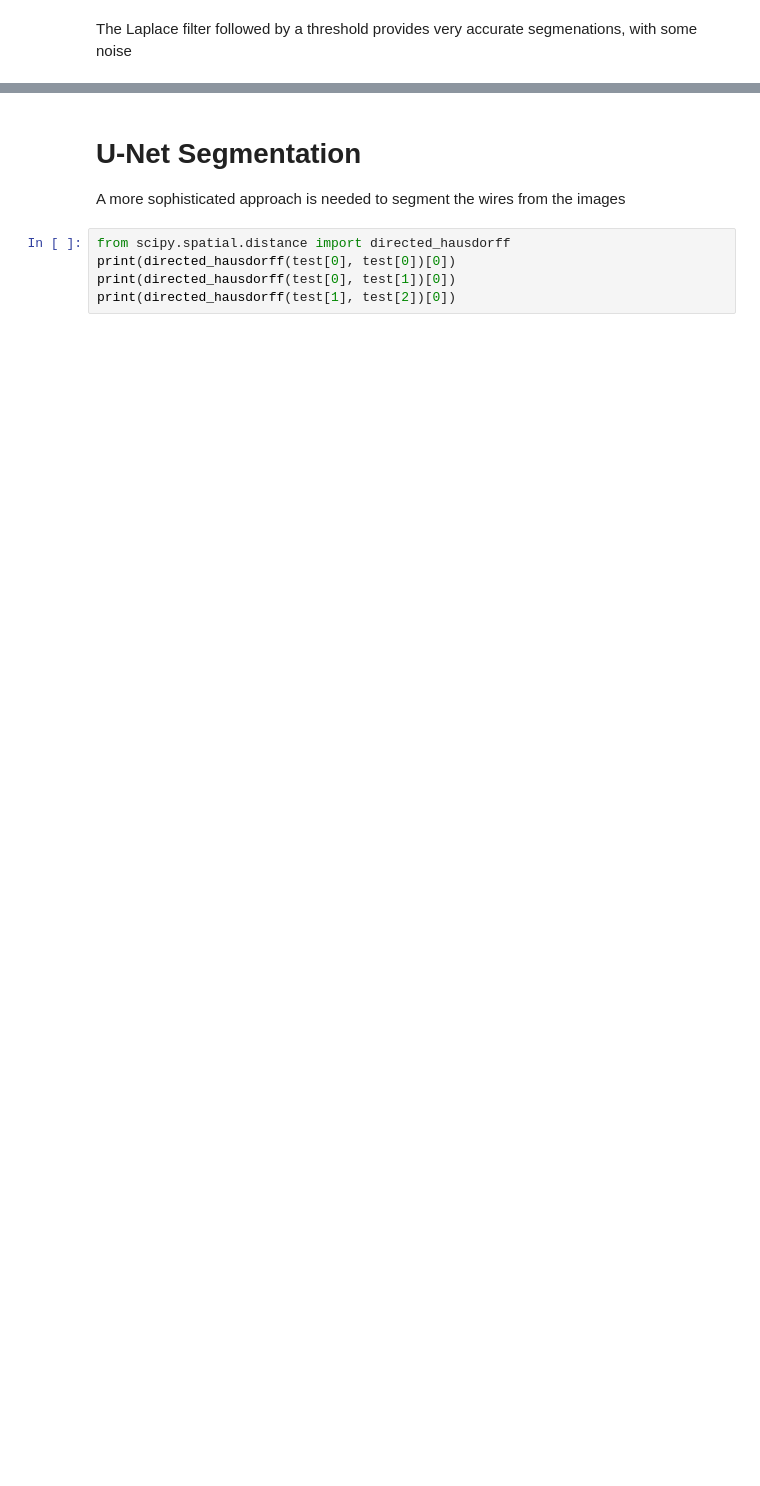
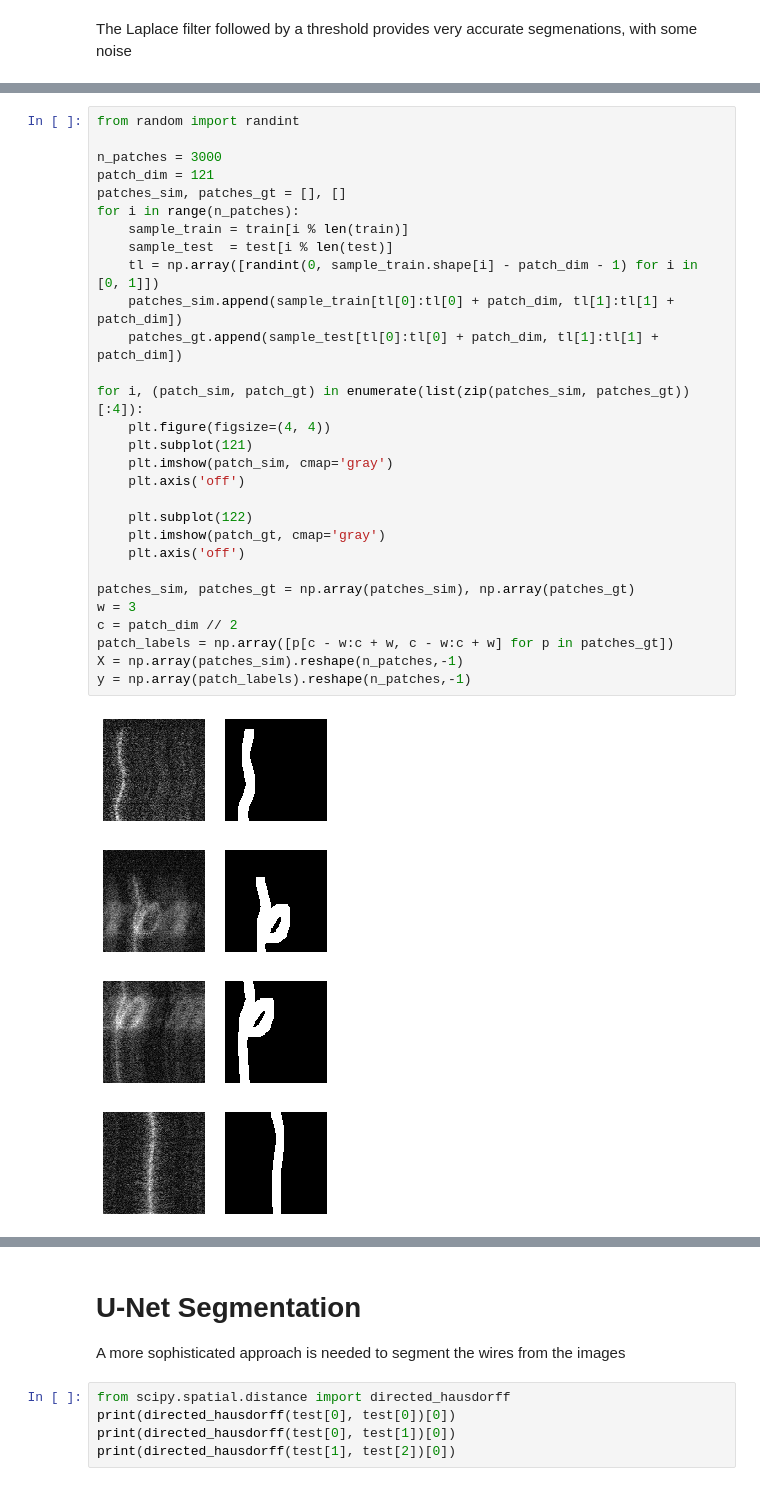
Before and after one commit to RobbieHolland/AIWire, a Jupyter notebook: segmentation.ipynb, the cells around one changed output, grey strips where cells are left out. Saved outputs shown, nothing was run; the diff lists cells and outputs as text; blank space fills up the shorter version.

```diff
--- a/segmentation.ipynb
+++ b/segmentation.ipynb
@@ -163,0 +170,34 @@ for i, (seg_edge, ground_truth, simulated) in enumerate(list(zip(segmentations_e
+# %%
+from random import randint
+
+n_patches = 3000
+patch_dim = 121
+patches_sim, patches_gt = [], []
+for i in range(n_patches):
+    sample_train = train[i % len(train)]
+    sample_test  = test[i % len(test)]
+    tl = np.array([randint(0, sample_train.shape[i] - patch_dim - 1) for i in [0, 1]])
+    patches_sim.append(sample_train[tl[0]:tl[0] + patch_dim, tl[1]:tl[1] + patch_dim])
+    patches_gt.append(sample_test[tl[0]:tl[0] + patch_dim, tl[1]:tl[1] + patch_dim])
+
+for i, (patch_sim, patch_gt) in enumerate(list(zip(patches_sim, patches_gt))[:4]):
+    plt.figure(figsize=(4, 4))
+    plt.subplot(121)
+    plt.imshow(patch_sim, cmap='gray')
+    plt.axis('off')
+
+    plt.subplot(122)
+    plt.imshow(patch_gt, cmap='gray')
+    plt.axis('off')
+
+patches_sim, patches_gt = np.array(patches_sim), np.array(patches_gt)
+w = 3
+c = patch_dim // 2
+patch_labels = np.array([p[c - w:c + w, c - w:c + w] for p in patches_gt])
+X = np.array(patches_sim).reshape(n_patches,-1)
+y = np.array(patch_labels).reshape(n_patches,-1)
+# %% [output]
+[figure, added]
+[figure, added]
+[figure, added]
+[figure, added]
```
Also changed, not shown: parts of 13 cells of this notebook.
